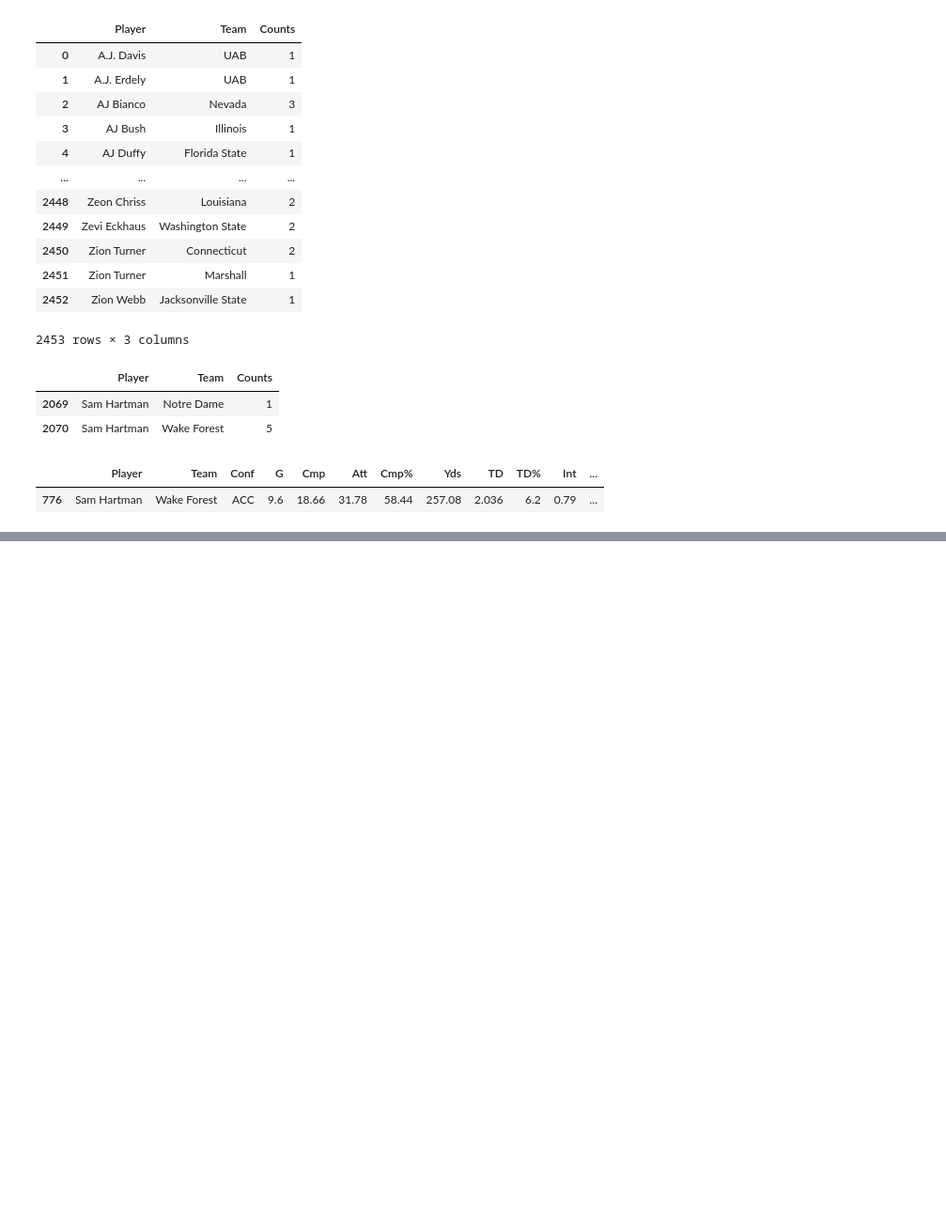
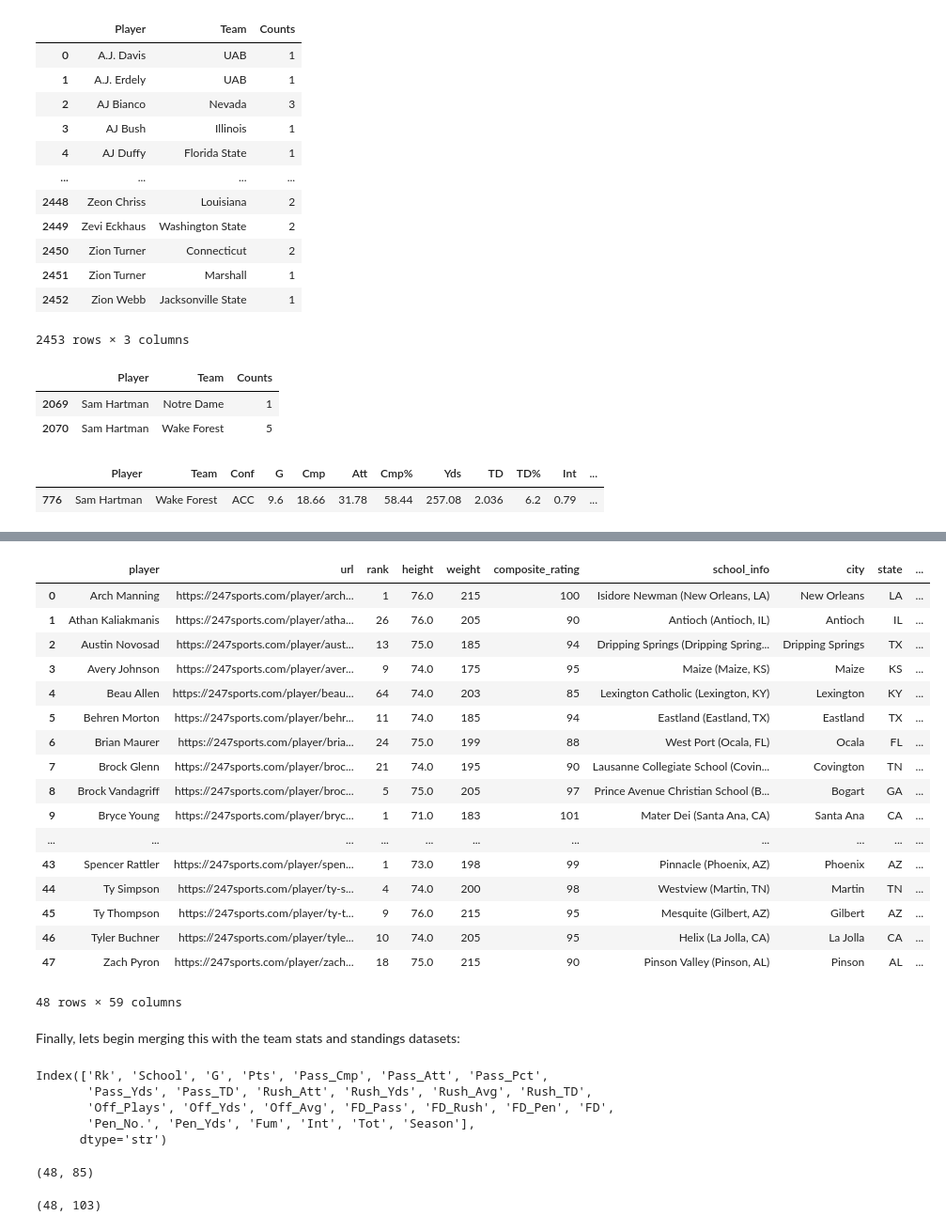
Before and after one commit to AJH456/Predicting_College_Football_Quarterback_Success, a Jupyter notebook: Code/Scouting_Report_Analysis.ipynb, the cells around one changed output, grey strips where cells are left out. Shown at 94% size. Cells and saved outputs as stored; diff of their text form; code cells hidden in the pictures; blank space fills up the shorter version.

```diff
--- a/Code/Scouting_Report_Analysis.ipynb
+++ b/Code/Scouting_Report_Analysis.ipynb
@@ -180,0 +360,27 @@ merged_df[merged_df['Player'] == 'Sam Hartman']
+# %%
+# Create a new column for the year before enrollment
+players['year_before_enrollment'] = players['recruiting_class'] - 1
+# %%
+# Check the results
+players
+# %% [output]
+|  | player | url | rank | height | weight | composite_rating | school_info | city | state | ... |
+| 0 | Arch Manning | https://247sports.com/player/arch... | 1 | 76.0 | 215 | 100 | Isidore Newman (New Orleans, LA) | New Orleans | LA | ... |
+| 1 | Athan Kaliakmanis | https://247sports.com/player/atha... | 26 | 76.0 | 205 | 90 | Antioch (Antioch, IL) | Antioch | IL | ... |
+| 2 | Austin Novosad | https://247sports.com/player/aust... | 13 | 75.0 | 185 | 94 | Dripping Springs (Dripping Spring... | Dripping Springs | TX | ... |
+| 3 | Avery Johnson | https://247sports.com/player/aver... | 9 | 74.0 | 175 | 95 | Maize (Maize, KS) | Maize | KS | ... |
+| 4 | Beau Allen | https://247sports.com/player/beau... | 64 | 74.0 | 203 | 85 | Lexington Catholic (Lexington, KY) | Lexington | KY | ... |
+| 5 | Behren Morton | https://247sports.com/player/behr... | 11 | 74.0 | 185 | 94 | Eastland (Eastland, TX) | Eastland | TX | ... |
+| 6 | Brian Maurer | https://247sports.com/player/bria... | 24 | 75.0 | 199 | 88 | West Port (Ocala, FL) | Ocala | FL | ... |
+| 7 | Brock Glenn | https://247sports.com/player/broc... | 21 | 74.0 | 195 | 90 | Lausanne Collegiate School (Covin... | Covington | TN | ... |
+| 8 | Brock Vandagriff | https://247sports.com/player/broc... | 5 | 75.0 | 205 | 97 | Prince Avenue Christian School (B... | Bogart | GA | ... |
+| 9 | Bryce Young | https://247sports.com/player/bryc... | 1 | 71.0 | 183 | 101 | Mater Dei (Santa Ana, CA) | Santa Ana | CA | ... |
+| ... | ... | ... | ... | ... | ... | ... | ... | ... | ... | ... |
+| 43 | Spencer Rattler | https://247sports.com/player/spen... | 1 | 73.0 | 198 | 99 | Pinnacle (Phoenix, AZ) | Phoenix | AZ | ... |
+| 44 | Ty Simpson | https://247sports.com/player/ty-s... | 4 | 74.0 | 200 | 98 | Westview (Martin, TN) | Martin | TN | ... |
+| 45 | Ty Thompson | https://247sports.com/player/ty-t... | 9 | 76.0 | 215 | 95 | Mesquite (Gilbert, AZ) | Gilbert | AZ | ... |
+| 46 | Tyler Buchner | https://247sports.com/player/tyle... | 10 | 74.0 | 205 | 95 | Helix (La Jolla, CA) | La Jolla | CA | ... |
+| 47 | Zach Pyron | https://247sports.com/player/zach... | 18 | 75.0 | 215 | 90 | Pinson Valley (Pinson, AL) | Pinson | AL | ... |
+48 rows × 59 columns
+# %% [markdown]
+Finally, lets begin merging this with the team stats and standings datasets:
@@ -180,0 +392,8 @@ merged_df[merged_df['Player'] == 'Sam Hartman']
+# %%
+team_stats.columns
+# %% [output]
+Index(['Rk', 'School', 'G', 'Pts', 'Pass_Cmp', 'Pass_Att', 'Pass_Pct',
+       'Pass_Yds', 'Pass_TD', 'Rush_Att', 'Rush_Yds', 'Rush_Avg', 'Rush_TD',
+       'Off_Plays', 'Off_Yds', 'Off_Avg', 'FD_Pass', 'FD_Rush', 'FD_Pen', 'FD',
+       'Pen_No.', 'Pen_Yds', 'Fum', 'Int', 'Tot', 'Season'],
+      dtype='str')
@@ -180,0 +403,5 @@ merged_df[merged_df['Player'] == 'Sam Hartman']
+# %%
+# Check that no rows were dropped in the merge
+players.shape
+# %% [output]
+(48, 85)
@@ -180,0 +411,5 @@ merged_df[merged_df['Player'] == 'Sam Hartman']
+# %%
+# Check that no rows were dropped in the merge
+players.shape
+# %% [output]
+(48, 103)
```
Also changed, not shown: parts of 36 cells of this notebook, 12 other files.
